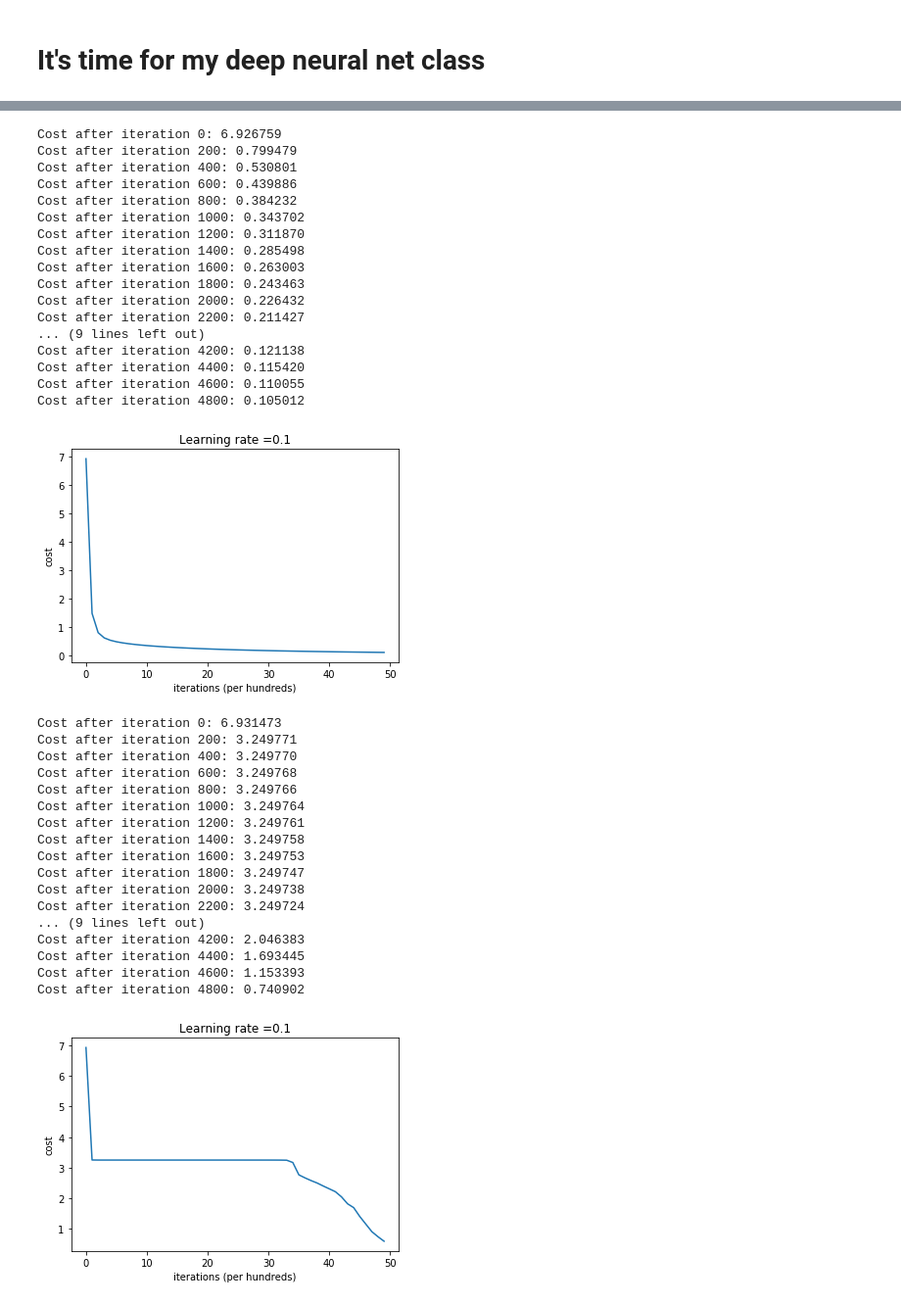
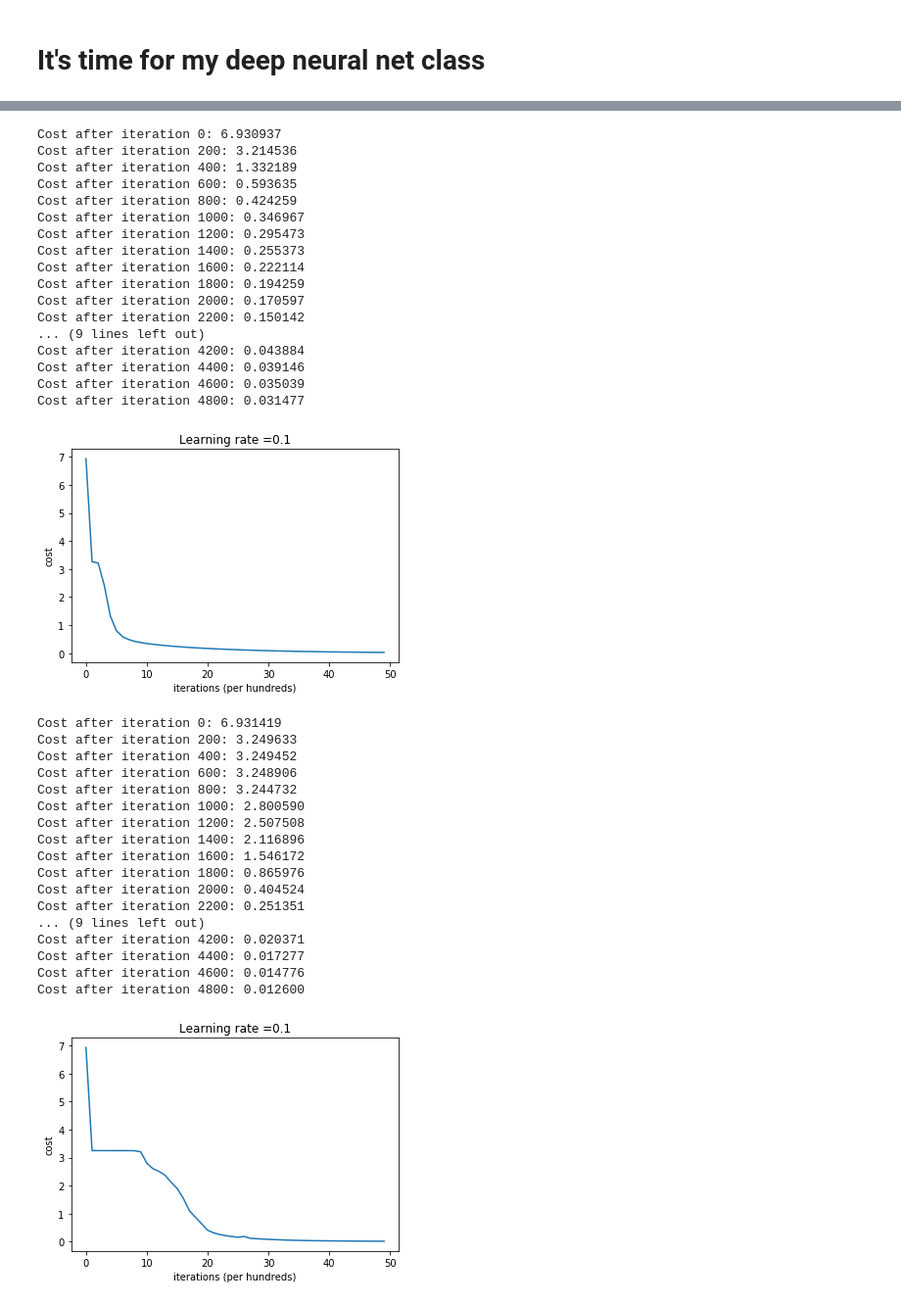
Before and after one commit to KhanShaheb34/Bangla-Handwritten-Digit-Recognition, a Jupyter notebook: BHDR_Deep_Neural_Net.ipynb, the cells around one changed output, grey strips where cells are left out. Shown at 98% size. Drawn from its saved outputs; the diff is of its cells as text; code cells hidden in the pictures.

```diff
--- a/BHDR_Deep_Neural_Net.ipynb
+++ b/BHDR_Deep_Neural_Net.ipynb
@@ -69,7 +71,6 @@ Number of output params: 10
 # %% [markdown]
 # It's time for my deep neural net class
 # %%
-from NeuralNet import NeuralNetwork
-classifier = NeuralNetwork([n_x, 64, 32, 16, n_y])
+classifier = NeuralNetwork([n_x, 100, n_y])
 classifier.fit(X_train, Y_train, 0.1, 5000, 200, True)
 # %% [output]
@@ -94,45 +95,45 @@ Cost after iteration 4800: 3.249754
 # %%
-classifier2 = NeuralNetwork([n_x, 100, n_y])
+classifier2 = NeuralNetwork([n_x, 100, 100, n_y])
 classifier2.fit(X_train, Y_train, 0.1, 5000, 200, True)
 # %% [output]
-Cost after iteration 0: 6.926759
-Cost after iteration 200: 0.799479
-Cost after iteration 400: 0.530801
-Cost after iteration 600: 0.439886
-Cost after iteration 800: 0.384232
-Cost after iteration 1000: 0.343702
-Cost after iteration 1200: 0.311870
-Cost after iteration 1400: 0.285498
-Cost after iteration 1600: 0.263003
-Cost after iteration 1800: 0.243463
-Cost after iteration 2000: 0.226432
-Cost after iteration 2200: 0.211427
+Cost after iteration 0: 6.930937
+Cost after iteration 200: 3.214536
+Cost after iteration 400: 1.332189
+Cost after iteration 600: 0.593635
+Cost after iteration 800: 0.424259
+Cost after iteration 1000: 0.346967
+Cost after iteration 1200: 0.295473
+Cost after iteration 1400: 0.255373
+Cost after iteration 1600: 0.222114
+Cost after iteration 1800: 0.194259
+Cost after iteration 2000: 0.170597
+Cost after iteration 2200: 0.150142
 ... (9 lines left out)
-Cost after iteration 4200: 0.121138
-Cost after iteration 4400: 0.115420
-Cost after iteration 4600: 0.110055
-Cost after iteration 4800: 0.105012
+Cost after iteration 4200: 0.043884
+Cost after iteration 4400: 0.039146
+Cost after iteration 4600: 0.035039
+Cost after iteration 4800: 0.031477
-[figure, old version]
+[figure, new version]
 # %%
-classifier3 = NeuralNetwork([n_x, 16, 32, 64, n_y])
+classifier3 = NeuralNetwork([n_x, 100, 100, 100, n_y])
 classifier3.fit(X_train, Y_train, 0.1, 5000, 200, True)
 # %% [output]
-Cost after iteration 0: 6.931473
-Cost after iteration 200: 3.249771
-Cost after iteration 400: 3.249770
-Cost after iteration 600: 3.249768
-Cost after iteration 800: 3.249766
-Cost after iteration 1000: 3.249764
-Cost after iteration 1200: 3.249761
-Cost after iteration 1400: 3.249758
-Cost after iteration 1600: 3.249753
-Cost after iteration 1800: 3.249747
-Cost after iteration 2000: 3.249738
-Cost after iteration 2200: 3.249724
+Cost after iteration 0: 6.931419
+Cost after iteration 200: 3.249633
+Cost after iteration 400: 3.249452
+Cost after iteration 600: 3.248906
+Cost after iteration 800: 3.244732
+Cost after iteration 1000: 2.800590
+Cost after iteration 1200: 2.507508
+Cost after iteration 1400: 2.116896
+Cost after iteration 1600: 1.546172
+Cost after iteration 1800: 0.865976
+Cost after iteration 2000: 0.404524
+Cost after iteration 2200: 0.251351
 ... (9 lines left out)
-Cost after iteration 4200: 2.046383
-Cost after iteration 4400: 1.693445
-Cost after iteration 4600: 1.153393
-Cost after iteration 4800: 0.740902
+Cost after iteration 4200: 0.020371
+Cost after iteration 4400: 0.017277
+Cost after iteration 4600: 0.014776
+Cost after iteration 4800: 0.012600
-[figure, old version]
+[figure, new version]
 # %%
```
Also changed, not shown: parts of 6 cells of this notebook.
